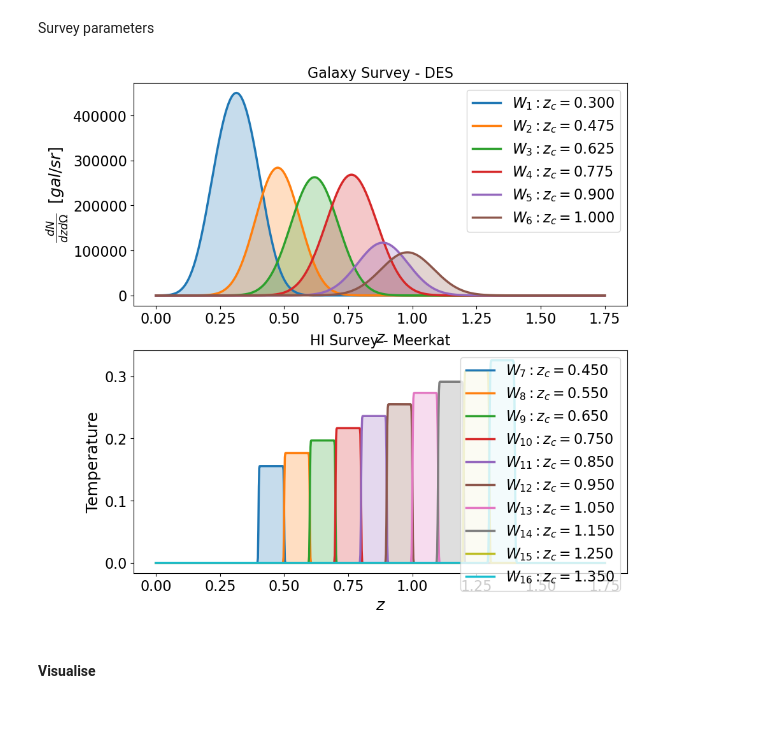
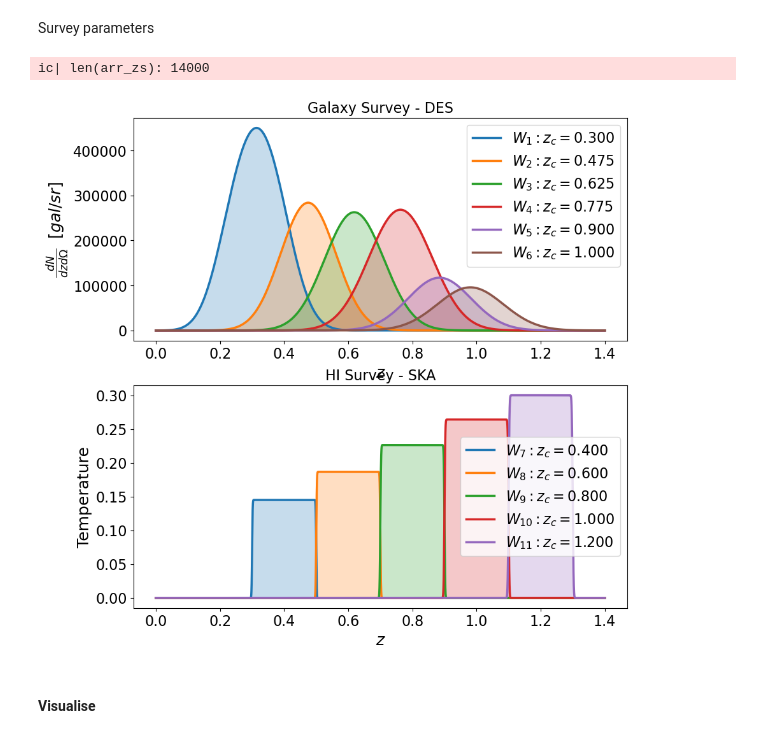
Before and after one commit to GreenTS27/Photo_Surveys-HI_IM-Fisher_Matrix, a Jupyter notebook: Fisher_Matrix_C_ell_vs_w_t.ipynb, the cells around one changed output. Saved outputs shown, nothing was run; the diff lists cells and outputs as text; code cells hidden in the pictures.

```diff
--- a/Fisher_Matrix_C_ell_vs_w_t.ipynb
+++ b/Fisher_Matrix_C_ell_vs_w_t.ipynb
@@ -1627,8 +1555,9 @@ def Temp_HI(z):
     return 0.055919 + 0.23242 * z - 0.024136 * z**2
 
 
-arr_z_central_MK = np.array( [0.45, 0.55, 0.65, 0.75, 0.85, 0.95, 1.05, 1.15, 1.25, 1.35] )
-bin_width_MK = 0.1
+# arr_z_central_MK = np.array( [0.45, 0.55, 0.65, 0.75, 0.85, 0.95, 1.05, 1.15, 1.25, 1.35] )
+arr_z_central_MK = np.array( [0.45, 0.65, 0.85, 1.05, 1.25] )
+bin_width_MK = 0.2
 sigma_z_MK = 10**-3
 
 nu_ref = 1420.0 # MHz, frequency of the HI line
@@ -1659,5 +1588,7 @@ for i in range(N_nu):
     arr_zs_Tsys[i] = z_i
     arr_Tsys_MK[i] = tsys_uhf[:,1][i]
     dic_T_sys_MK[z_i] = tsys_uhf[:,1][i]
+
+ic(dic_T_sys_MK)
 # %% [output]
 ic| f_sky_MK: 0.0969627362219072
@@ -1693,8 +1644,9 @@ waves and radio sources
 # SKA1 Wide Band 1 Survey
 
 # arr_z_central_SKA_FULL = np.array([0.4, 0.6, 0.8, 1.0, 1.2, 1.4, 1.6, 1.8, 2.0, 2.2, 2.4, 2.6, 2.8, 3.0] )
-arr_z_central_SKA = np.array([0.4, 0.5, 0.6, 0.7, 0.8, 0.9, 1.0, 1.1, 1.2, 1.3] )
-bin_width_SKA = 0.1
+# arr_z_central_SKA = np.array([0.4, 0.5, 0.6, 0.7, 0.8, 0.9, 1.0, 1.1, 1.2, 1.3] )
+arr_z_central_SKA = np.array([0.4, 0.6, 0.8, 1.0, 1.2 ] )
+bin_width_SKA = 0.2
 sigma_z_SKA = 10**-3
 
 nu_ref = 1420.0 # MHz, frequency of the HI line
@@ -1851,10 +1799,10 @@ N_bins_Gal = 6
 
 
 ### HI Surveys
-Survey_HI = "Meerkat"
-# Survey_HI = "SKA"
+# Survey_HI = "Meerkat"
+Survey_HI = "SKA"
 
-N_bins_HI  = 10
+N_bins_HI  = 5
 # %% [markdown]
 Survey parameters
 # %%
@@ -1897,7 +1845,7 @@ if Survey_HI == "Meerkat":
     dic_f_sky["HI"] = f_sky_MK
     arr_z_central_HI = arr_z_central_MK
     bin_width_HI = bin_width_MK
-    sigma_val_HI = 10**-3
+    sigma_val_HI = sigma_z_MK
 
 elif Survey_HI == "SKA":
     N_dish = N_dish_SKA
@@ -1907,7 +1855,7 @@ elif Survey_HI == "SKA":
     dic_f_sky["HI"] = f_sky_SKA
     arr_z_central_HI = arr_z_central_SKA
     bin_width_HI = bin_width_SKA
-    sigma_val_HI = 0.005
+    sigma_val_HI = sigma_z_SKA
 # %%
 N_bins_Total = N_bins_Gal+N_bins_HI
 
@@ -1970,7 +1918,10 @@ for index_zc in range(N_bins_Total):
 # ic(arr_sigma_z)
 
 # arr_zs = np.linspace(0, 1.75, 1000)
-arr_zs = np.linspace(0, np.max(arr_z_central) + 2*np.max(arr_bin_width), 1000)
+arr_zs = np.arange(np.max( [0, np.min(arr_z_central) - 2*np.max(arr_bin_width) ]),
+                   np.max(arr_z_central) + np.max(arr_bin_width),
+                   10**-4)
+ic(len(arr_zs))
 
 dic_Window  = Window_func_Gal_HI(arr_zs, arr_z_central, z0_value, N_gal_value,
                                 arr_sigma_val=arr_sigma_z, arr_bin_width=arr_bin_width,
@@ -1999,23 +1950,24 @@ Data_arr_zs_full= np.zeros( (int(N_bins_Total*(N_bins_Total+1)/2), 2) )   # The
 Data_arr_indices_full = np.zeros( (int(N_bins_Total*(N_bins_Total+1)/2), 2) )
 count = 0
 for i in range(N_bins_Total):
 
     z_c_i = arr_z_central[i]
     Data_arr_zs_auto[i] = np.array( [z_c_i, z_c_i] )
 
     for j in range( N_bins_Total -i ):
         z_c_j = arr_z_central[i+j]  # We do i+j since we don't want to repeat combinations
         Data_arr_zs_full[count] = np.array( [z_c_i, z_c_j] )
         Data_arr_indices_full[count] = np.array( [i, i+j] )
         count+=1
 
 
 # ic(Data_arr_zs_full)
 # ic((len(Data_arr_zs_full)))
 # ic(len(z_bin_Matrix(Data_arr_zs_full)))
 
 # ic(Data_arr_indices_full)
 # %% [output]
+ic| len(arr_zs): 14000
-[figure, old version]
+[figure, new version]
 # %% [markdown]
 #### Visualise
```
Also changed, not shown: parts of 17 cells of this notebook.
